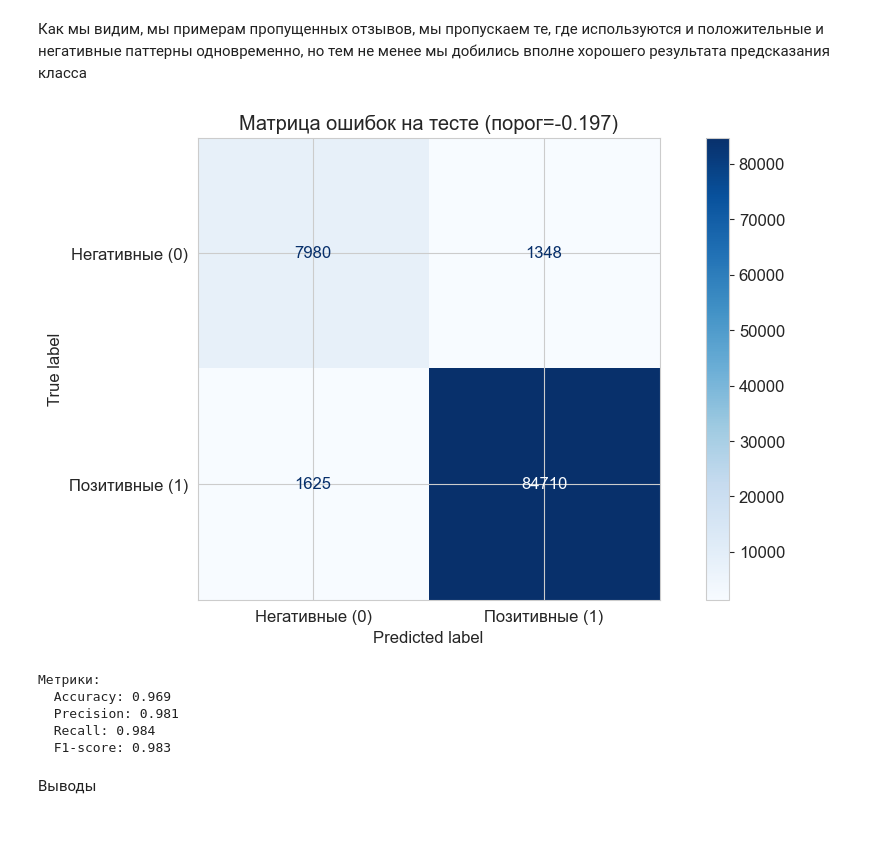
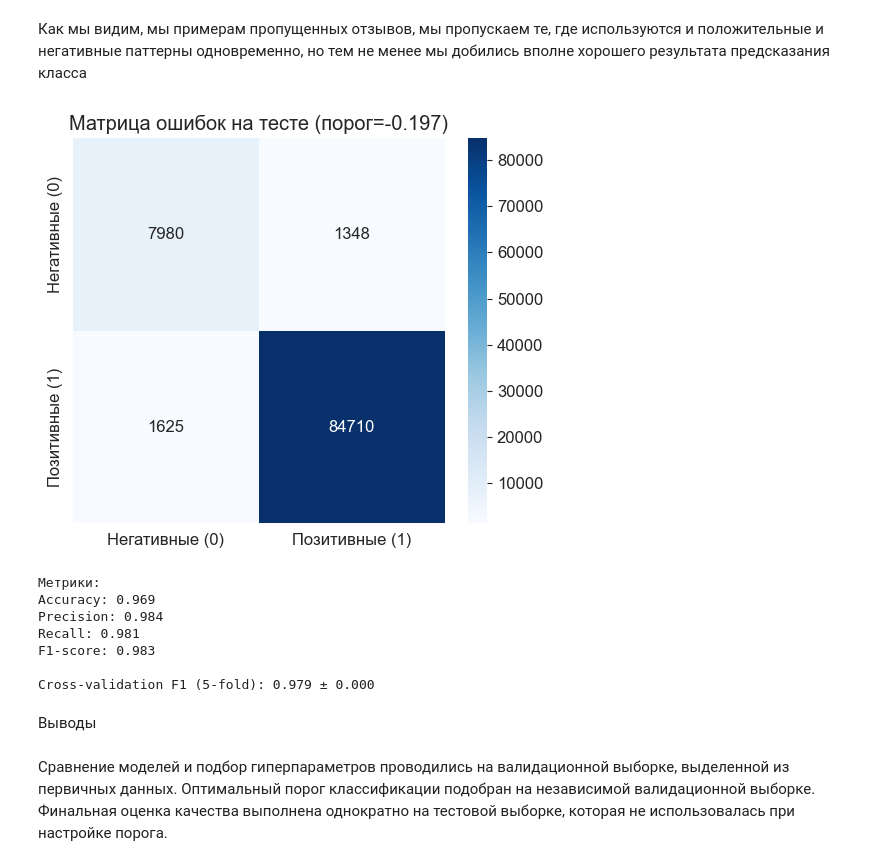
Before and after one commit to sibainu2010/skillfactory_ds, a Jupyter notebook: project_6/project_6.ipynb, the cells around one changed output. Cells and saved outputs as stored; diff of their text form; code cells hidden in the pictures; blank space fills up the shorter version.

```diff
--- a/project_6/project_6.ipynb
+++ b/project_6/project_6.ipynb
@@ -1040,36 +1105,43 @@ shap.waterfall_plot(
 # %% [markdown]
 Как мы видим, мы примерам пропущенных отзывов, мы пропускаем те, где используются и положительные и негативные паттерны одновременно, но тем не менее мы добились вполне хорошего результата предсказания класса
 # %%
-from sklearn.metrics import ConfusionMatrixDisplay, recall_score, precision_score, f1_score
-from sklearn.model_selection import cross_val_score
-
+# Оценим нашу итоговую модель LinearSVC с подобранными гиперпараметрами:
+# выведем 4 метрики (precision, recall, f1, accuracy) на тестовой выборке,
+# посчитаем метрику f1 на кросс-валидации с 5 фолдами, а также построим матрицу ошибок
 y_test_scores = final_pipeline.decision_function(X_test)
 y_test_pred_thresh = (y_test_scores >= OPTIMAL_THRESHOLD).astype(int)
 
-ConfusionMatrixDisplay.from_predictions(
-    y_test, y_test_pred_thresh,
-    display_labels=["Негативные (0)", "Позитивные (1)"],
-    cmap="Blues"
-)
+cm = confusion_matrix(y_test, y_test_pred_thresh)
+plt.figure(figsize=(6, 5))
+sns.heatmap(cm, annot=True, xticklabels=["Негативные (0)", "Позитивные (1)"],
+            yticklabels=["Негативные (0)", "Позитивные (1)"],
+            fmt="d", cmap="Blues")
 plt.title(f"Матрица ошибок на тесте (порог={OPTIMAL_THRESHOLD})")
 plt.show()
 
 precision = precision_score(y_test, y_test_pred_thresh)
 recall = recall_score(y_test, y_test_pred_thresh)
 f1 = f1_score(y_test, y_test_pred_thresh)
 accuracy = accuracy_score(y_test, y_test_pred_thresh)
 
 print("Метрики:")
-print(f"  Accuracy: {accuracy:.3f}")
-print(f"  Precision: {recall:.3f}")
-print(f"  Recall: {precision:.3f}")
-print(f"  F1-score: {f1:.3f}")
+print(f"Accuracy: {accuracy:.3f}")
+print(f"Precision: {precision:.3f}")
+print(f"Recall: {recall:.3f}")
+print(f"F1-score: {f1:.3f}")
+
+cv_scores = cross_val_score(final_pipeline, X_train, y_train, cv=5, scoring='f1')
+print(f"\nCross-validation F1 (5-fold): {cv_scores.mean():.3f} ± {cv_scores.std():.3f}")
 # %% [output]
-[figure, old version]
+[figure, new version]
 Метрики:
-  Accuracy: 0.969
-  Precision: 0.981
-  Recall: 0.984
-  F1-score: 0.983
+Accuracy: 0.969
+Precision: 0.984
+Recall: 0.981
+F1-score: 0.983
+
+Cross-validation F1 (5-fold): 0.979 ± 0.000
 # %% [markdown]
 Выводы
+# %% [markdown]
+Сравнение моделей и подбор гиперпараметров проводились на валидационной выборке, выделенной из первичных данных. Оптимальный порог классификации подобран на независимой валидационной выборке. Финальная оценка качества выполнена однократно на тестовой выборке, которая не использовалась при настройке порога.
```
Also changed, not shown: parts of 19 cells of this notebook.
